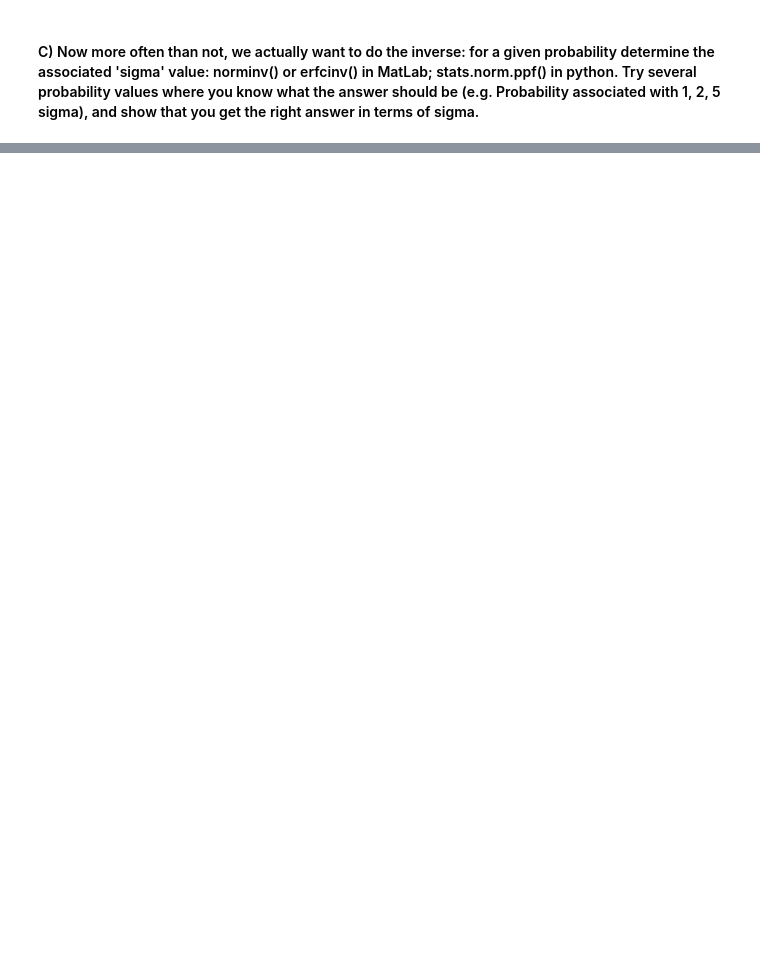
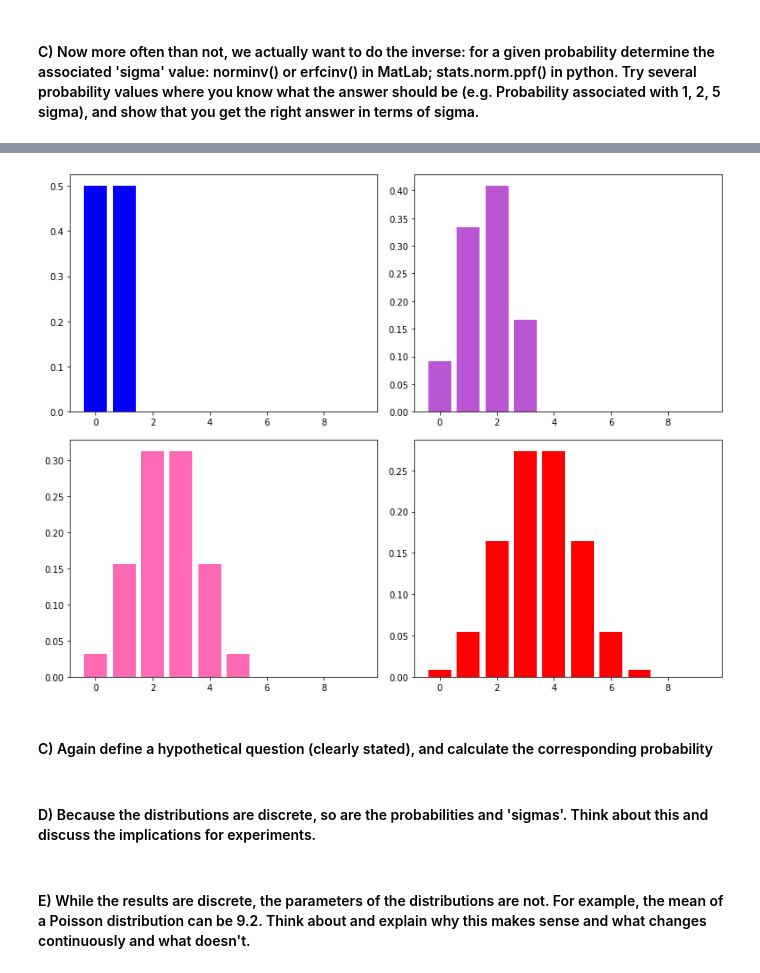
Before and after one commit to lexie98/Physics434, a Jupyter notebook: Lab1.ipynb, the cells around one changed output, grey strips where cells are left out. Saved outputs shown, nothing was run; the diff lists cells and outputs as text; code cells hidden in the pictures; blank space fills up the shorter version.

```diff
--- a/Lab1.ipynb
+++ b/Lab1.ipynb
@@ -53,0 +155,21 @@ stats.norm.cdf(1)
+# %%
+fig, ax = plt.subplots(2,2)
+fig.set_size_inches(11,8.5)
+
+fig.tight_layout()
+
+ax[0,0].bar(x, stats.binom.pmf(x,1, 0.5), color='b')
+
+ax[0,1].bar(x, stats.binom.pmf(x,3, 0.55), facecolor='MediumOrchid')
+
+ax[1,0].bar(x,stats.binom.pmf(x,5, 0.5), facecolor='HotPink')
+
+ax[1,1].bar(x, stats.binom.pmf(x,7, 0.5), color='r');
+# %% [output]
+[figure, added]
+# %% [markdown]
+#### C) Again define a hypothetical question (clearly stated), and calculate the corresponding probability
+# %% [markdown]
+#### D) Because the distributions are discrete, so are the probabilities and 'sigmas'. Think about this and discuss the implications for experiments.
+# %% [markdown]
+#### E) While the results are discrete, the parameters of the distributions are not. For example, the mean of a Poisson distribution can be 9.2. Think about and explain why this makes sense and what changes continuously and what doesn't.
```
Also changed, not shown: parts of 30 cells of this notebook.
